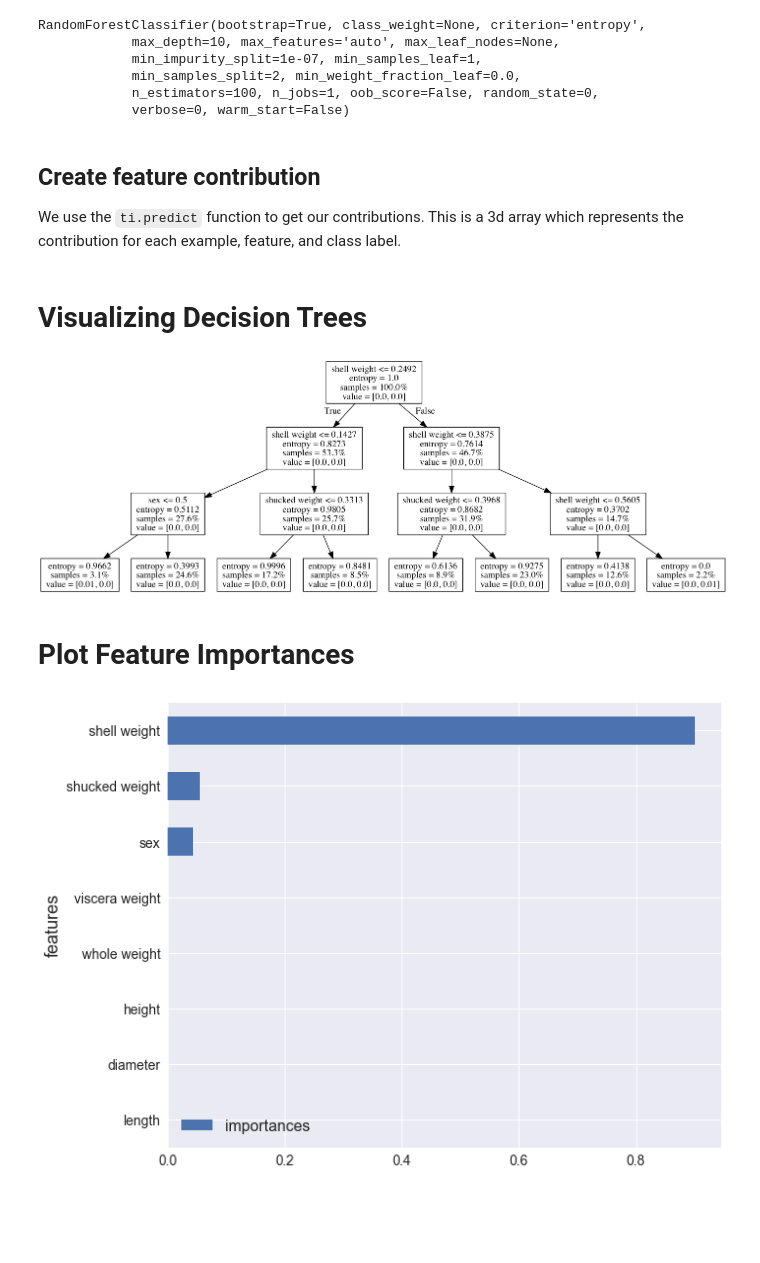
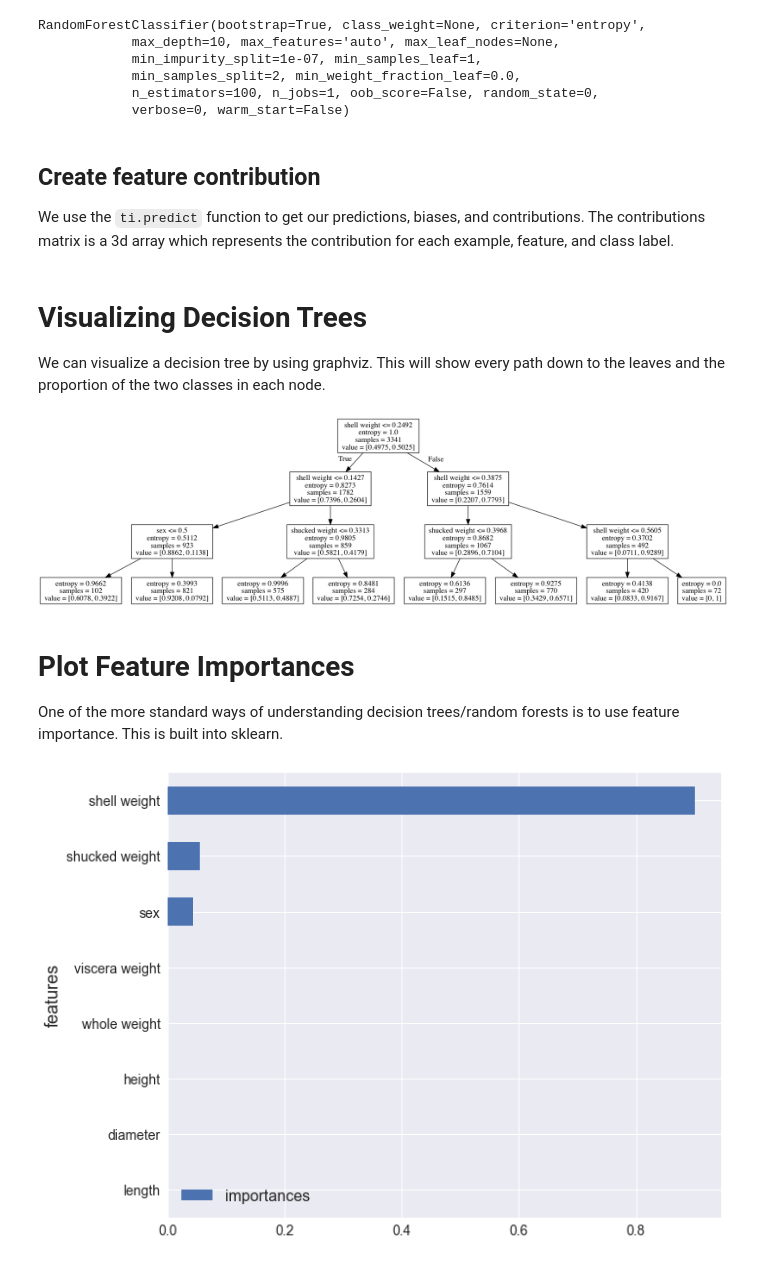
Before and after one commit to gregtam/interpreting-decision-trees-and-random-forests, a Jupyter notebook: Explaining Decision Trees and Random Forests.ipynb, the cells around one changed output. Saved outputs shown, nothing was run; the diff lists cells and outputs as text; code cells hidden in the pictures; blank space fills up the shorter version.

```diff
--- a/Explaining Decision Trees and Random Forests.ipynb
+++ b/Explaining Decision Trees and Random Forests.ipynb
@@ -85,7 +94,7 @@ RandomForestClassifier(bootstrap=True, class_weight=None, criterion='entropy',
             verbose=0, warm_start=False)
 # %% [markdown]
 ## Create feature contribution
-We use the `ti.predict` function to get our contributions. This is a 3d array which represents the contribution for each example, feature, and class label.
+We use the `ti.predict` function to get our predictions, biases, and contributions. The contributions matrix is a 3d array which represents the contribution for each example, feature, and class label.
 # %%
 dt_pred, dt_bias, dt_contrib = ti.predict(dt_clf, X_test)
 rf_pred, rf_bias, rf_contrib = ti.predict(rf_clf, X_test)
@@ -93,20 +102,21 @@ rf_pred, rf_bias, rf_contrib = ti.predict(rf_clf, X_test)
 # Create DataFrame containing contributions
 dt_contrib_df = pd.DataFrame(dt_contrib[:, :, 1], columns=X_test.columns)
 rf_contrib_df = pd.DataFrame(rf_contrib[:, :, 1], columns=X_test.columns)
-# %% [markdown]
-# Visualizing Decision Trees
+# %% [markdown]
+# Visualizing Decision Trees
+We can visualize a decision tree by using graphviz. This will show every path down to the leaves and the proportion of the two classes in each node.
 # %%
 dot_data = export_graphviz(dt_clf,
                            out_file=None,
-                           feature_names=X_train.columns,
-                           proportion=True
+                           feature_names=X_train.columns
                           )
 graph = pydotplus.graph_from_dot_data(dot_data)
 Image(graph.create_png())
 # %% [output]
-[figure, old version]
+[figure, new version]
-# %% [markdown]
-# Plot Feature Importances
+# %% [markdown]
+# Plot Feature Importances
+One of the more standard ways of understanding decision trees/random forests is to use feature importance. This is built into sklearn.
 # %%
 df_importances = pd.DataFrame({'features': X_train.columns,
                                'importances': dt_clf.feature_importances_
```
Also changed, not shown: parts of 12 cells of this notebook, 2 other files.
